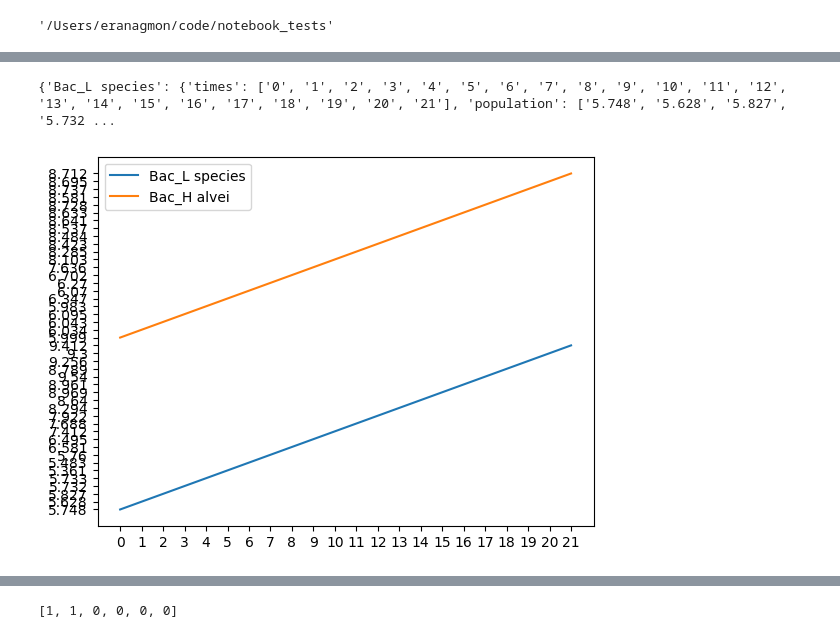
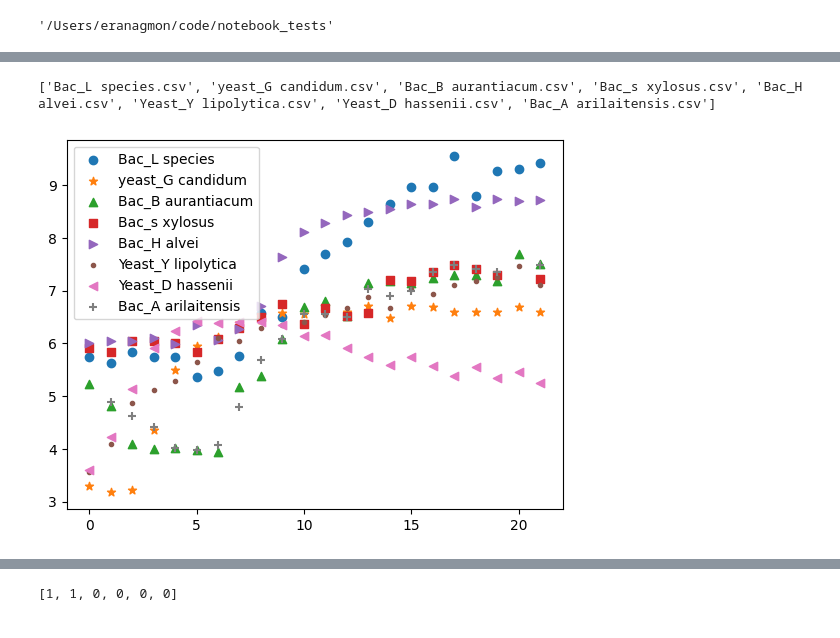
Before and after one commit to eagmon/notebook_tests, a Jupyter notebook: sim_study_work2.ipynb, the cells around one changed output, grey strips where cells are left out. Cells and saved outputs as stored; diff of their text form; code cells hidden in the pictures.

```diff
--- a/sim_study_work2.ipynb
+++ b/sim_study_work2.ipynb
@@ -51,24 +12,31 @@ for species in species_names:
-# %%
-print(species_data)
-# %% [output]
-{'Bac_L species': {'times': ['0', '1', '2', '3', '4', '5', '6', '7', '8', '9', '10', '11', '12', '13', '14', '15', '16', '17', '18', '19', '20', '21'], 'population': ['5.748', '5.628', '5.827', '5.732 ...
-# %%
-# plot
-plt.figure()
-
-# d.keys() will iterate over the keys
-# d.values() will iterate over the values
-# d.items() will iterate over both
-
-for species, data in species_data.items():
-    times = data['times']
-    population = data['population']
-    plt.plot(times, population, label=species)
-
-plt.legend()
-plt.show()
-# %% [output]
-[figure, removed]
+# %%
+files = os.listdir('co-culture_data')
+print(files)
+# %% [output]
+['Bac_L species.csv', 'yeast_G candidum.csv', 'Bac_B aurantiacum.csv', 'Bac_s xylosus.csv', 'Bac_H alvei.csv', 'Yeast_Y lipolytica.csv', 'Yeast_D hassenii.csv', 'Bac_A arilaitensis.csv']
+# %%
+# put the data in one dataframe
+all_dat = []
+for i in range(len(files)):
+    df1 = pd.read_csv('co-culture_data/' + files[i], index_col=0, header=0)
+    splitnames = files[i].split('.')
+    filename = splitnames[0]
+    df1.rename(columns = {'logCFU': filename}, inplace=True)
+    all_dat.append(df1)
+
+df2 = pd.concat(all_dat, axis=1)
+# df2
+# %%
+plt.figure()
+markers = ["o", '*', '^', 's', '>', '.', '<', '+', 'v']
+for i in range(len(df2.columns)):
+    mi=markers[i]
+    plt.scatter(df2.index, df2[f'{df2.columns[i]}'], alpha=1, marker=mi, label=f'{df2.columns[i]}')
+
+plt.legend()
+plt.show()
+# %% [output]
+[figure, added]
 # %%
 from scipy.integrate import odeint
 from scipy.optimize import curve_fit
```
Also changed, not shown: parts of 20 cells of this notebook.
